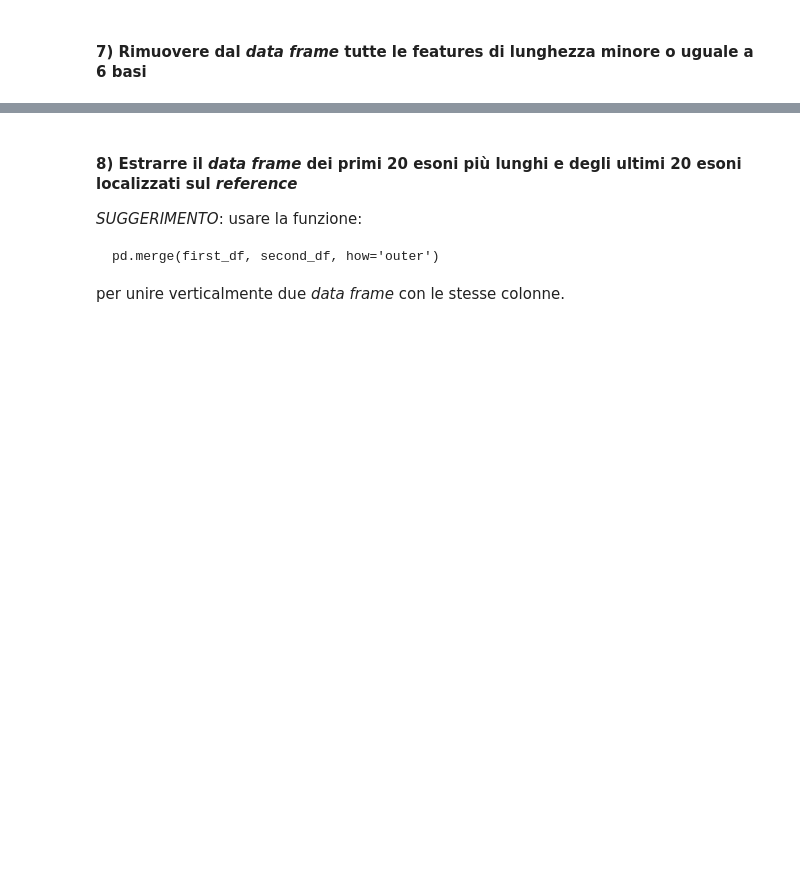
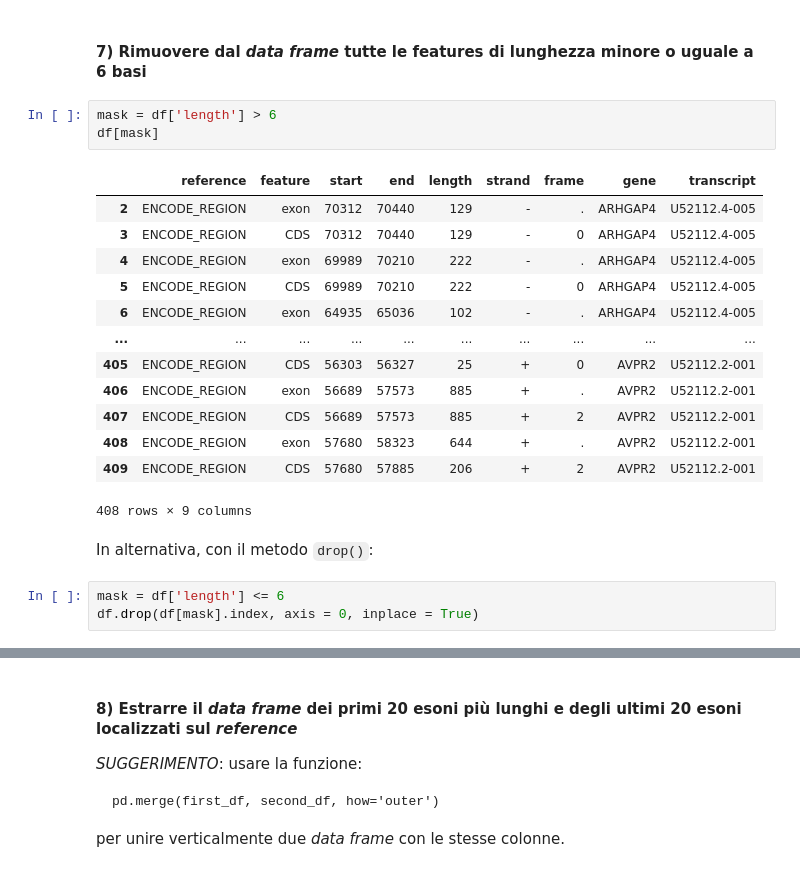
Before and after one commit to bioinformatica-corso/lezioni, a Jupyter notebook: laboratorio/lab11-12-21-22nov22/esercizio6.ipynb, the cells around one changed output, grey strips where cells are left out. Cells and saved outputs as stored; diff of their text form; blank space fills up the shorter version.

```diff
--- a/laboratorio/lab11-12-21-22nov22/esercizio6.ipynb
+++ b/laboratorio/lab11-12-21-22nov22/esercizio6.ipynb
@@ -141,3 +141,25 @@ df
 410 rows × 9 columns
 # %% [markdown]
 #### 7) Rimuovere dal *data frame* tutte le features di lunghezza minore o uguale a 6 basi
+# %%
+mask = df['length'] > 6
+df[mask]
+# %% [output]
+|  | reference | feature | start | end | length | strand | frame | gene | transcript |
+| 2 | ENCODE_REGION | exon | 70312 | 70440 | 129 | - | . | ARHGAP4 | U52112.4-005 |
+| 3 | ENCODE_REGION | CDS | 70312 | 70440 | 129 | - | 0 | ARHGAP4 | U52112.4-005 |
+| 4 | ENCODE_REGION | exon | 69989 | 70210 | 222 | - | . | ARHGAP4 | U52112.4-005 |
+| 5 | ENCODE_REGION | CDS | 69989 | 70210 | 222 | - | 0 | ARHGAP4 | U52112.4-005 |
+| 6 | ENCODE_REGION | exon | 64935 | 65036 | 102 | - | . | ARHGAP4 | U52112.4-005 |
+| ... | ... | ... | ... | ... | ... | ... | ... | ... | ... |
+| 405 | ENCODE_REGION | CDS | 56303 | 56327 | 25 | + | 0 | AVPR2 | U52112.2-001 |
+| 406 | ENCODE_REGION | exon | 56689 | 57573 | 885 | + | . | AVPR2 | U52112.2-001 |
+| 407 | ENCODE_REGION | CDS | 56689 | 57573 | 885 | + | 2 | AVPR2 | U52112.2-001 |
+| 408 | ENCODE_REGION | exon | 57680 | 58323 | 644 | + | . | AVPR2 | U52112.2-001 |
+| 409 | ENCODE_REGION | CDS | 57680 | 57885 | 206 | + | 2 | AVPR2 | U52112.2-001 |
+408 rows × 9 columns
+# %% [markdown]
+In alternativa, con il metodo `drop()`:
+# %%
+mask = df['length'] <= 6
+df.drop(df[mask].index, axis = 0, inplace = True)
```
Also changed, not shown: parts of 36 cells of this notebook.
